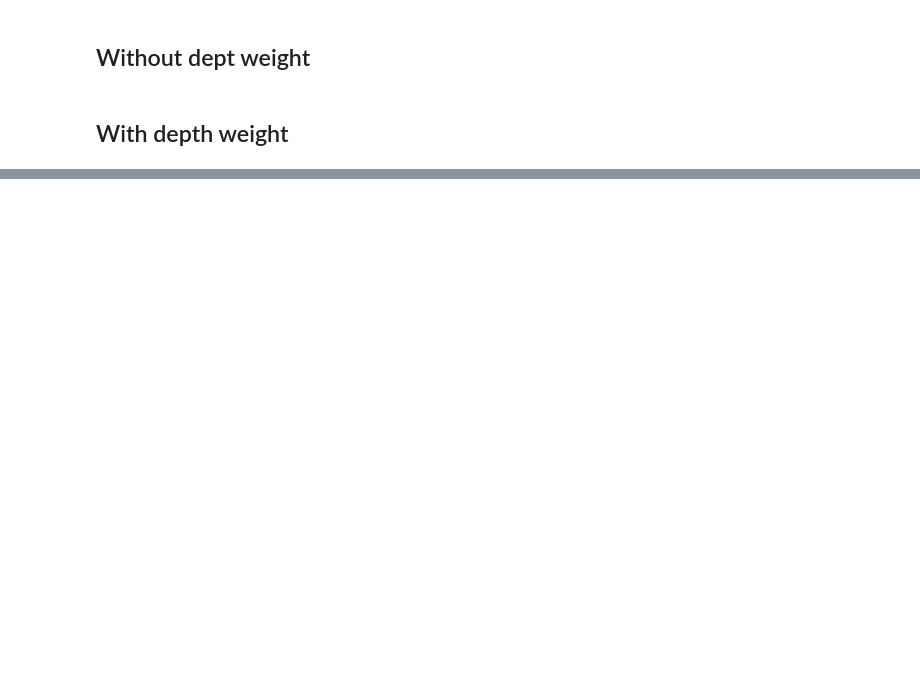
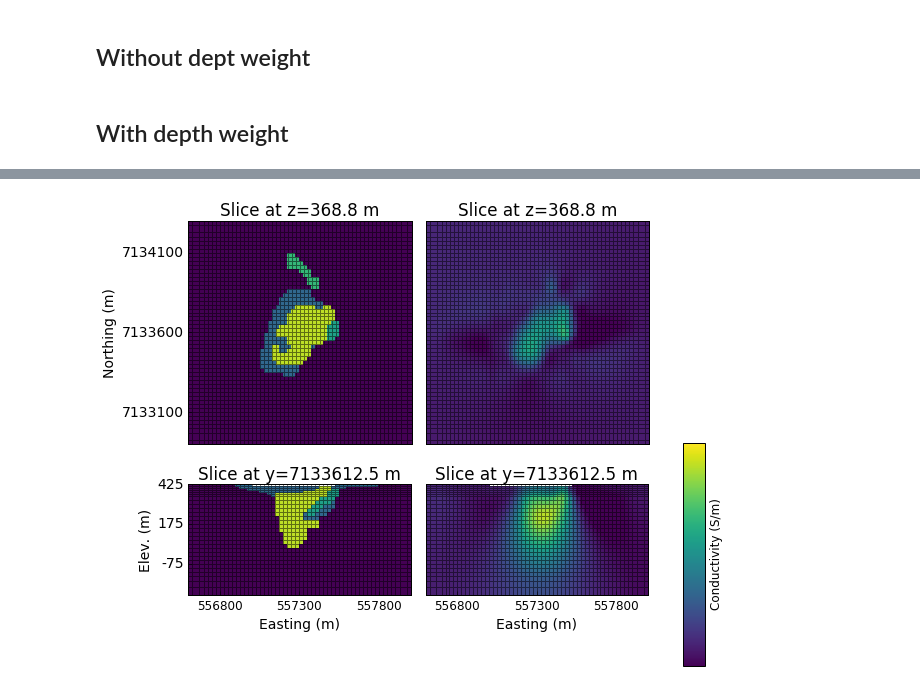
Before and after one commit to simpeg/presentations, a Jupyter notebook: SciPy2016/notebooks/DC/DCinv_Gradient_singleSrc_PosterFigs.ipynb, the cells around one changed output, grey strips where cells are left out. Cells and saved outputs as stored; diff of their text form; code cells hidden in the pictures; blank space fills up the shorter version.

```diff
--- a/SciPy2016/notebooks/DC/DCinv_Gradient_singleSrc_PosterFigs.ipynb
+++ b/SciPy2016/notebooks/DC/DCinv_Gradient_singleSrc_PosterFigs.ipynb
@@ -583,5 +616,71 @@ ax.set_yticks([]); ax.set_ylabel('')
 # %%
 # vizdata(obsdata, src1, rx_x, rxcomponent="X", title="Ix and Vx")
+# %%
+fig = plt.figure(figsize(11, 8))
+vmin, vmax = 1e-4, 1e-1
+xmin, xmax = -700+xc, 700+xc
+ymin, ymax = -700+yc, 700+yc
+zmin, zmax = -700+zc, 0+zc
+indz = 28
+indy = 31
+# Axis label
+x = np.linspace(xmin+200, xmax-200,3)
+
+# True Conductivity Model z-section
+ax1 = plt.subplot(1,1,1)
+pos =  ax1.get_position()
+ax1.set_position([pos.x0-0.1, pos.y0+0.3,  pos.width*0.5, pos.height*0.5])
+ax1,dat1 = viz(mesh, sigma, indz, airind, normal="Z", xc=xc,yc=yc,zc=zc, ax=ax1, cb=False)
+plt.gca().set_aspect('equal')
+ax1.set_title(("Slice at z=%.1f m")%(mesh.vectorCCz[indz]))
+ax1.xaxis.set_visible(False)
+ax1.set_xlim(xmin, xmax)
+ax1.set_ylim(ymin, ymax)
+ax1.set_ylabel('Northing (m)')
+
+# True Conductivity Model y-section
+pos =  ax1.get_position()
+ax2 = fig.add_axes([pos.x0+0.0525, pos.y0 - 0.36,  pos.width*0.725, pos.height])
+ax2, dat2 = viz(mesh, sigma, indy, airind, normal="Y", xc=xc,yc=yc,zc=zc, ax=ax2, cb=False)
+plt.gca().set_aspect('equal')
+ax2.set_title(("Slice at y=%.1f m")%(mesh.vectorCCy[indy]))
+ax2.set_xlim(xmin, xmax)
+ax2.set_ylim(zmin, zmax)
+ax2.set_xticks(map(int, x))
+ax2.set_xticklabels(map(str, map(int, x)),size=12)
+ax2.set_xlabel('Easting (m)')
+ax2.set_ylabel('Elev. (m)')
+
+# DC Recovered Model z-section
+ax3 = fig.add_axes([pos.x0+0.3, pos.y0,  pos.width, pos.height])
+ax3,dat3 = ax = viz(mesh, sigopt_withdepth, indz, airind, normal="Z", xc=xc,yc=yc,zc=zc, ax=ax3, cb=False)
+plt.gca().set_aspect('equal')
+ax3.set_title(("Slice at z=%.1f m")%(mesh.vectorCCz[indz]))
+ax3.xaxis.set_visible(False)
+ax3.yaxis.set_visible(False)
+ax3.set_xlim(xmin, xmax)
+ax3.set_ylim(ymin, ymax)
+
+# DC Recovered Model y-section
+ax4 = fig.add_axes([pos.x0+0.3525, pos.y0 - 0.36,  pos.width*0.725, pos.height])
+ax4, dat4 = viz(mesh, sigopt_withdepth, indy, airind,  normal="Y", xc=xc,yc=yc,zc=zc, ax=ax4, cb=False)
+plt.gca().set_aspect('equal')
+ax4.set_title(("Slice at y=%.1f m")%(mesh.vectorCCy[indy]))
+ax4.yaxis.set_visible(False)
+ax4.set_xlim(xmin, xmax)
+ax4.set_ylim(zmin, zmax)
+ax4.set_xticks(map(int, x))
+ax4.set_xticklabels(map(str, map(int, x)),size=12)
+ax4.set_xlabel('Easting (m)')
+
+pos =  ax4.get_position()
+cbarax = fig.add_axes([pos.x0+0.325 , pos.y0-0.025 ,  pos.width*0.1, pos.height])  ## the parameters are the specified position you set
+cb = fig.colorbar(dat[0],cax=cbarax, orientation="vertical", ax = ax4, ticks=np.linspace(vmin,vmax, 4))
+
+cb.set_label("Conductivity (S/m)",size=12)
+# fig.savefig('MAG_RecModel.png',dpi = 200)
+# %% [output]
+[figure, added]
 # %%
 vizdata(preddata, src1, rx_x, rxcomponent="X", title="Predicted", figsave="./images/IxVx_pred.png", clim=(4.5e-3, 4.8e-1))
 # %% [output]
```
Also changed, not shown: parts of 14 cells of this notebook, 1 other file.
